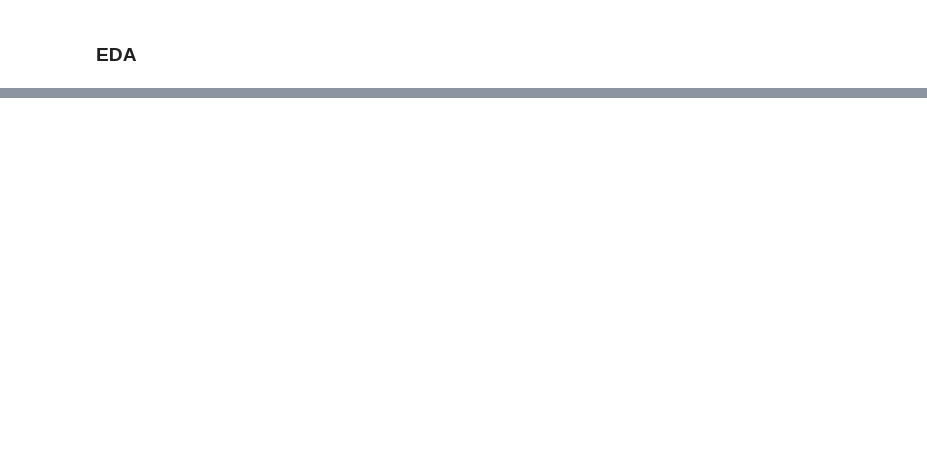
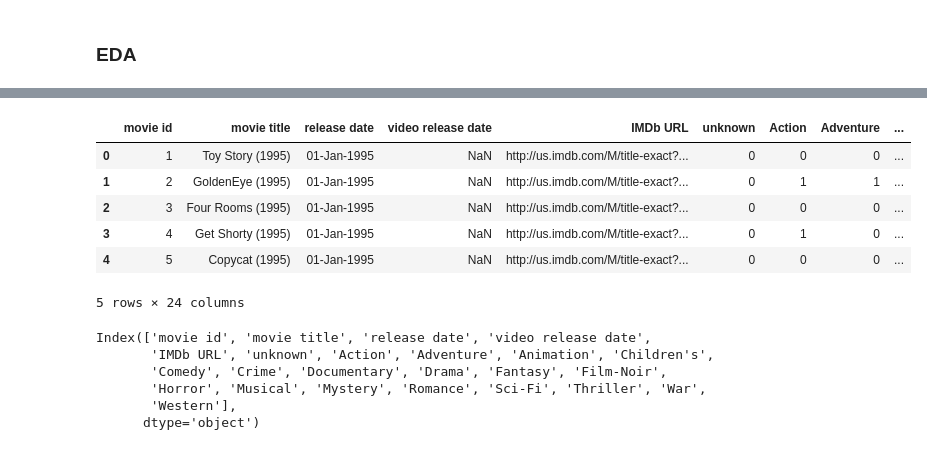
Before and after one commit to Gyxius/Recommendation, a Jupyter notebook: code.ipynb, the cells around one changed output, grey strips where cells are left out. Saved outputs shown, nothing was run; the diff lists cells and outputs as text; code cells hidden in the pictures; blank space fills up the shorter version.

```diff
--- a/code.ipynb
+++ b/code.ipynb
@@ -38,0 +165,19 @@ plt.show()
+# %%
+df_movie.head()
+# %% [output]
+|  | movie id | movie title | release date | video release date | IMDb URL | unknown | Action | Adventure | ... |
+| 0 | 1 | Toy Story (1995) | 01-Jan-1995 | NaN | http://us.imdb.com/M/title-exact?... | 0 | 0 | 0 | ... |
+| 1 | 2 | GoldenEye (1995) | 01-Jan-1995 | NaN | http://us.imdb.com/M/title-exact?... | 0 | 1 | 1 | ... |
+| 2 | 3 | Four Rooms (1995) | 01-Jan-1995 | NaN | http://us.imdb.com/M/title-exact?... | 0 | 0 | 0 | ... |
+| 3 | 4 | Get Shorty (1995) | 01-Jan-1995 | NaN | http://us.imdb.com/M/title-exact?... | 0 | 1 | 0 | ... |
+| 4 | 5 | Copycat (1995) | 01-Jan-1995 | NaN | http://us.imdb.com/M/title-exact?... | 0 | 0 | 0 | ... |
+5 rows × 24 columns
+# %%
+df_movie.columns
+# %% [output]
+Index(['movie id', 'movie title', 'release date', 'video release date',
+       'IMDb URL', 'unknown', 'Action', 'Adventure', 'Animation', 'Children's',
+       'Comedy', 'Crime', 'Documentary', 'Drama', 'Fantasy', 'Film-Noir',
+       'Horror', 'Musical', 'Mystery', 'Romance', 'Sci-Fi', 'Thriller', 'War',
+       'Western'],
+      dtype='object')
```
Also changed, not shown: parts of 21 cells of this notebook.
